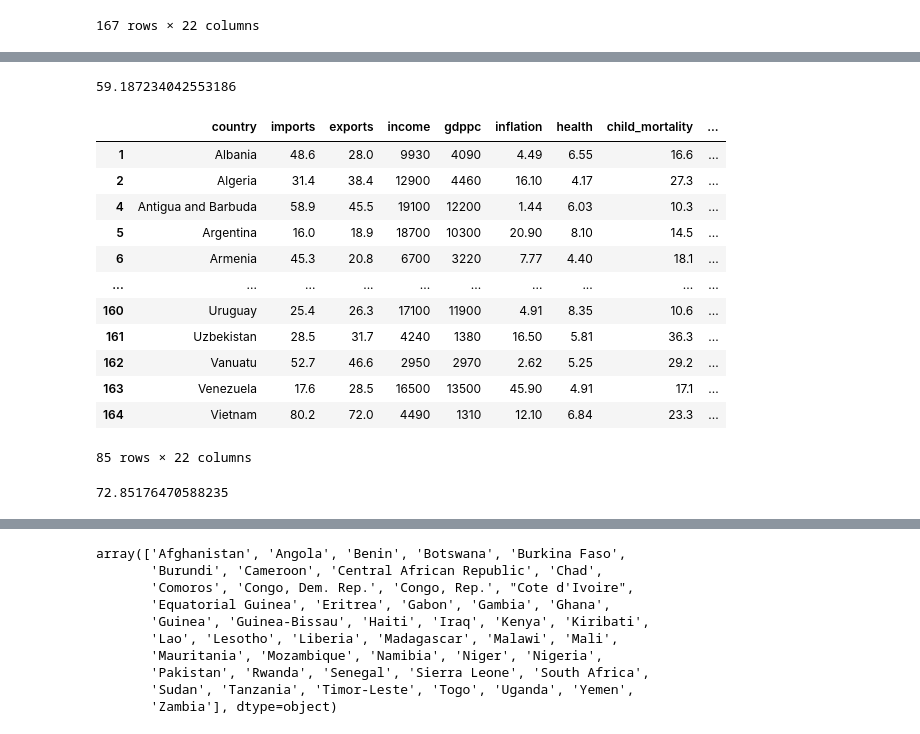
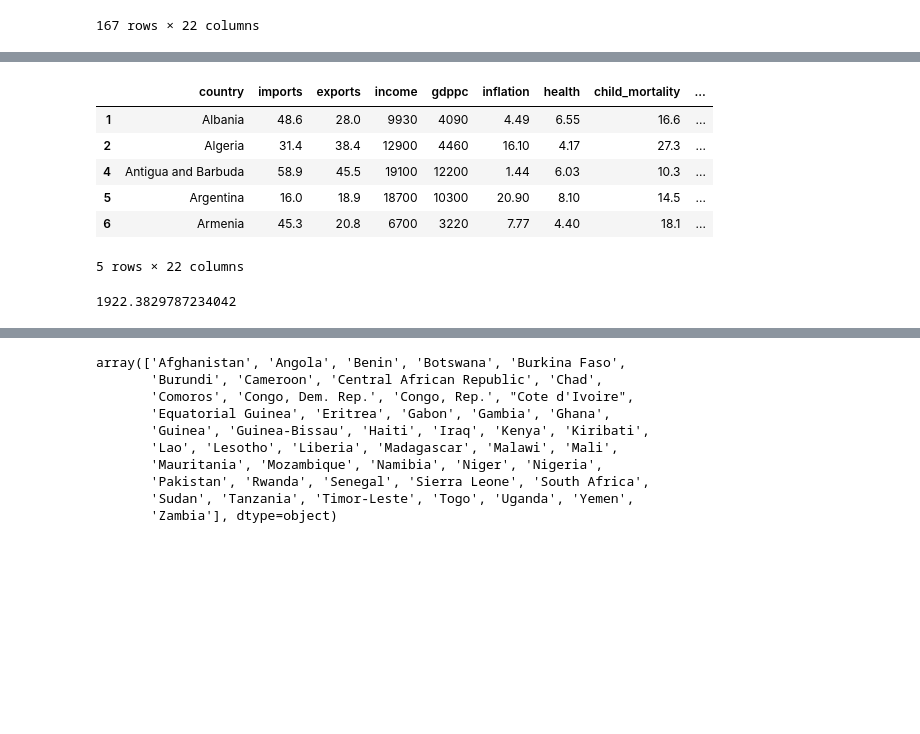
Before and after one commit to BimsaraGunarathna/aithion-k-means-clusttering-model, a Jupyter notebook: Aithion - K-Means Clusttering Demo.ipynb, the cells around one changed output, grey strips where cells are left out. Cells and saved outputs as stored; diff of their text form; code cells hidden in the pictures; blank space fills up the shorter version.

Commit message:
Getting the under developed cluster using more than one property

```diff
--- a/Aithion - K-Means Clusttering Demo.ipynb
+++ b/Aithion - K-Means Clusttering Demo.ipynb
@@ -218,22 +252,12 @@ mean_1 = cluster1["life_expectancy"].mean()
-# %%
-mean_1
-# %% [output]
-59.187234042553186
 # %%
 cluster2=df3[df3["cluster"] == 2]
 # %%
-cluster2
+cluster2.head()
 # %% [output]
 |  | country | imports | exports | income | gdppc | inflation | health | child_mortality | ... |
 | 1 | Albania | 48.6 | 28.0 | 9930 | 4090 | 4.49 | 6.55 | 16.6 | ... |
 | 2 | Algeria | 31.4 | 38.4 | 12900 | 4460 | 16.10 | 4.17 | 27.3 | ... |
 | 4 | Antigua and Barbuda | 58.9 | 45.5 | 19100 | 12200 | 1.44 | 6.03 | 10.3 | ... |
 | 5 | Argentina | 16.0 | 18.9 | 18700 | 10300 | 20.90 | 8.10 | 14.5 | ... |
 | 6 | Armenia | 45.3 | 20.8 | 6700 | 3220 | 7.77 | 4.40 | 18.1 | ... |
-| ... | ... | ... | ... | ... | ... | ... | ... | ... | ... |
-| 160 | Uruguay | 25.4 | 26.3 | 17100 | 11900 | 4.91 | 8.35 | 10.6 | ... |
-| 161 | Uzbekistan | 28.5 | 31.7 | 4240 | 1380 | 16.50 | 5.81 | 36.3 | ... |
-| 162 | Vanuatu | 52.7 | 46.6 | 2950 | 2970 | 2.62 | 5.25 | 29.2 | ... |
-| 163 | Venezuela | 17.6 | 28.5 | 16500 | 13500 | 45.90 | 4.91 | 17.1 | ... |
-| 164 | Vietnam | 80.2 | 72.0 | 4490 | 1310 | 12.10 | 6.84 | 23.3 | ... |
-85 rows × 22 columns
+5 rows × 22 columns
@@ -242,4 +263,0 @@ mean_2 = cluster2["life_expectancy"].mean()
-# %%
-mean_2
-# %% [output]
-72.85176470588235
@@ -252,0 +268,4 @@ if mean_2 < mean_0 and mean_2 < mean_1 :
+# %%
+gdppc_mean_0
+# %% [output]
+1922.3829787234042
```
Also changed, not shown: parts of 38 cells of this notebook.
